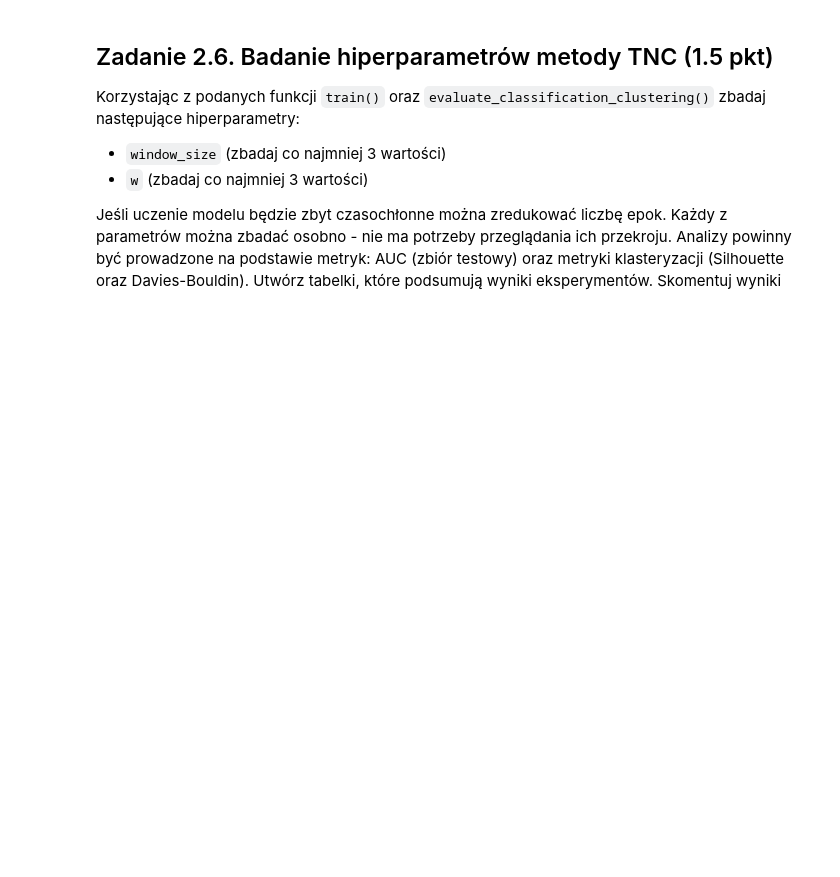
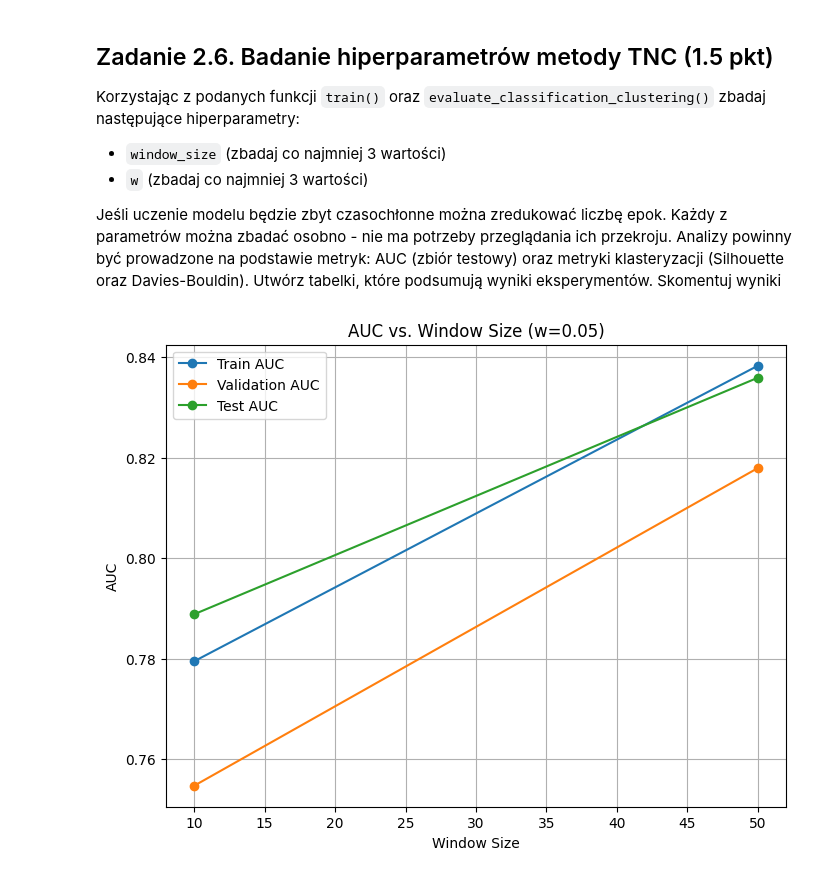
Before and after one commit to piotrdurniat/representation-learning-l05, a Jupyter notebook: 2. Model TNC.ipynb, the cells around one changed output. Saved outputs shown, nothing was run; the diff lists cells and outputs as text; code cells hidden in the pictures; blank space fills up the shorter version.

```diff
--- a/2. Model TNC.ipynb
+++ b/2. Model TNC.ipynb
@@ -669,3 +692,14 @@ for w in w_values:
     name = f"window_{window_size}_w_{w}"
     params = get_params(window_size=window_size, w=w, name=name)
     train(hparams=params)
+# %%
+# display results
+for window_size in window_sizes:
+    w = 0.05
+    name = f"window_{window_size}_w_{w}"
+    disp_res(name)
+
+for w in w_values:
+    window_size = 50
+    name = f"window_{window_size}_w_{w}"
+    disp_res(name)
@@ -671,0 +738,19 @@ for w in w_values:
+# %%
+window_size_results = [r for r in results if r["w"] == 0.05]
+window_size_x = [r["window_size"] for r in window_size_results]
+auc_train_ws = [r["auc"]["train"] for r in window_size_results]
+auc_val_ws = [r["auc"]["val"] for r in window_size_results]
+auc_test_ws = [r["auc"]["test"] for r in window_size_results]
+
+plt.figure(figsize=(8, 6))
+plt.plot(window_size_x, auc_train_ws, label="Train AUC", marker="o")
+plt.plot(window_size_x, auc_val_ws, label="Validation AUC", marker="o")
+plt.plot(window_size_x, auc_test_ws, label="Test AUC", marker="o")
+plt.xlabel("Window Size")
+plt.ylabel("AUC")
+plt.title("AUC vs. Window Size (w=0.05)")
+plt.legend()
+plt.grid(True)
+plt.show()
+# %% [output]
+[figure, added]
```
Also changed, not shown: parts of 5 cells of this notebook.
